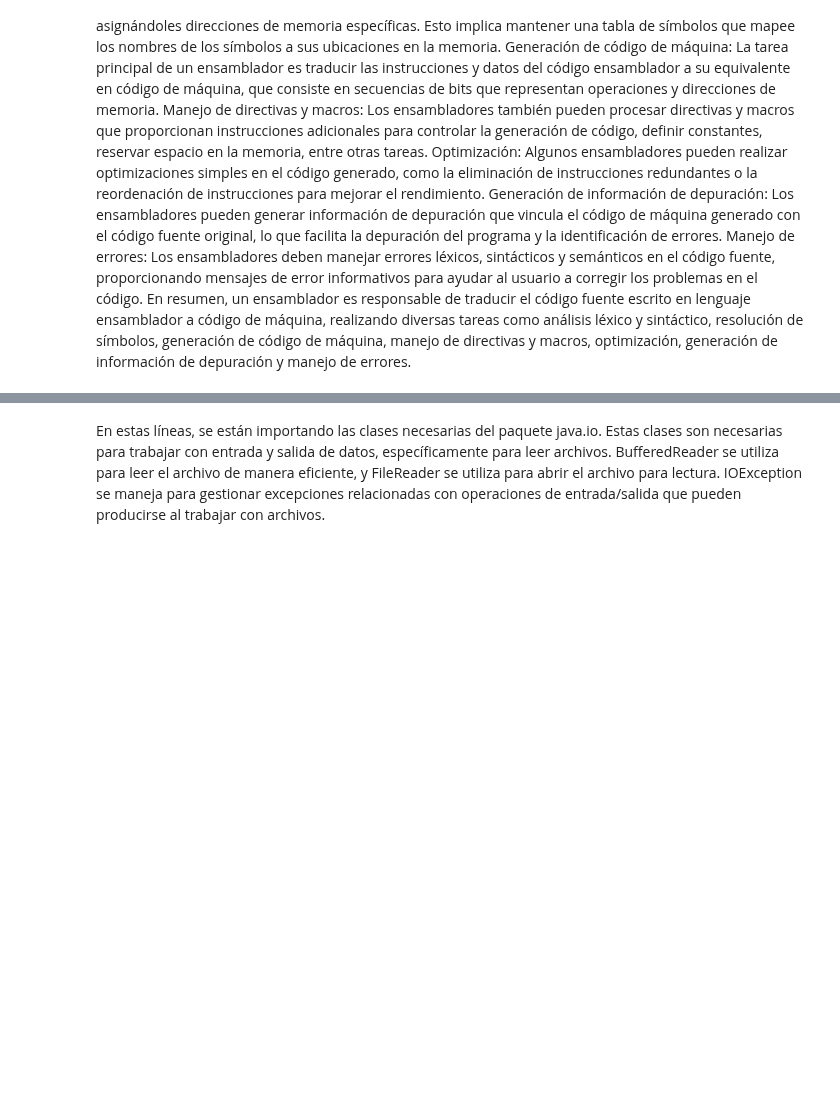
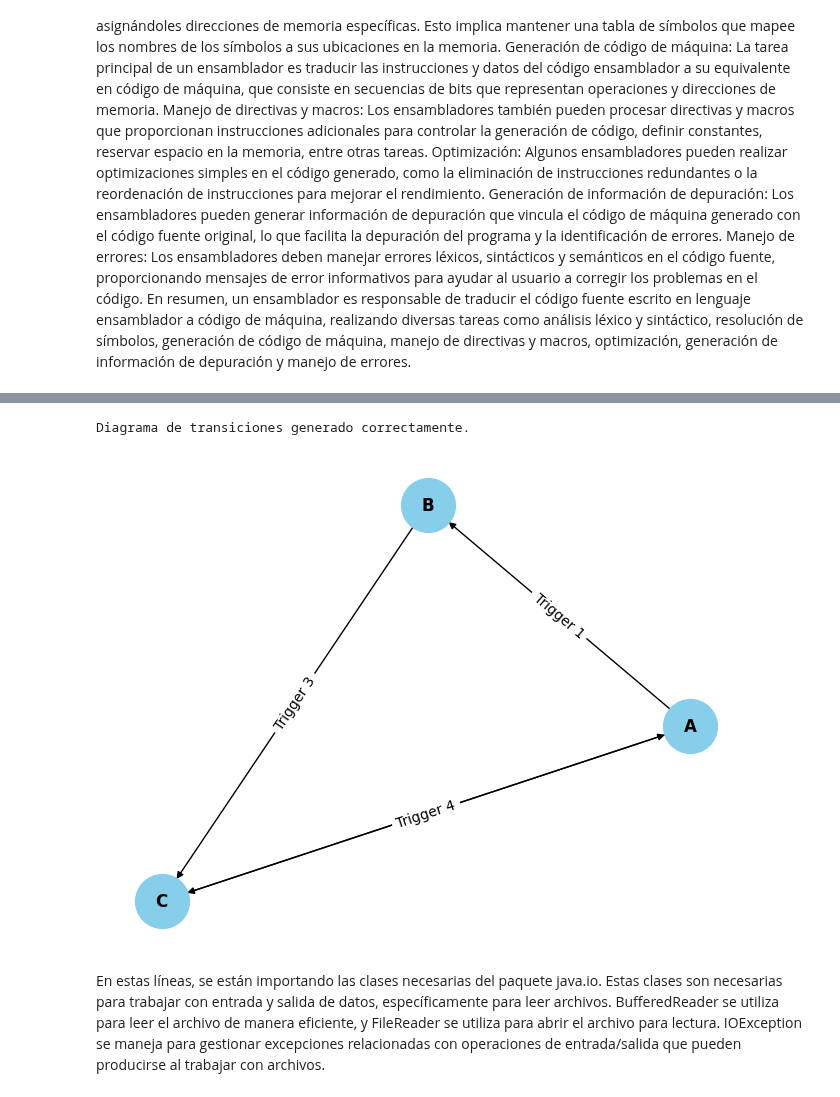
Before and after one commit to leonardolunamoreno/Computadoras-y-programaci-n2021-grupo-1157, a Jupyter notebook: COMPILADORES.ipynb, the cells around one changed output, grey strips where cells are left out. Drawn from its saved outputs; the diff is of its cells as text; code cells hidden in the pictures; blank space fills up the shorter version.

```diff
--- a/COMPILADORES.ipynb
+++ b/COMPILADORES.ipynb
@@ -124,3 +224,80 @@ alcance estático usual de las declaraciones, dé el alcance para cada una de la
+# %%
+import graphviz
+
+class StateMachine:
+    def __init__(self):
+        self.transitions = {}
+
+    def add_transition(self, from_state, to_state, label):
+        if from_state not in self.transitions:
+            self.transitions[from_state] = []
+        self.transitions[from_state].append((to_state, label))
+
+    def generate_graph(self):
+        dot = graphviz.Digraph()
+
+        for from_state, to_states in self.transitions.items():
+            for to_state, label in to_states:
+                dot.edge(from_state, to_state, label=label)
+
+        return dot
+
+# Ejemplo de uso
+if __name__ == "__main__":
+    sm = StateMachine()
+
+    sm.add_transition('A', 'B', 'Trigger 1')
+    sm.add_transition('A', 'C', 'Trigger 2')
+    sm.add_transition('B', 'C', 'Trigger 3')
+    sm.add_transition('C', 'A', 'Trigger 4')
+
+    graph = sm.generate_graph()
+    graph.render('state_machine', format='png', cleanup=True)
+    print("Diagrama de transiciones generado correctamente.")
+# %% [output]
+Diagrama de transiciones generado correctamente.
+# %%
+import networkx as nx
+import matplotlib.pyplot as plt
+
+class StateMachine:
+    def __init__(self):
+        self.transitions = {}
+
+    def add_transition(self, from_state, to_state, label):
+        if from_state not in self.transitions:
+            self.transitions[from_state] = []
+        self.transitions[from_state].append((to_state, label))
+
+    def generate_graph(self):
+        G = nx.DiGraph()
+
+        for from_state, to_states in self.transitions.items():
+            for to_state, label in to_states:
+                G.add_edge(from_state, to_state, label=label)
+
+        return G
+
+    def draw_graph(self):
+        G = self.generate_graph()
+        pos = nx.spring_layout(G)
+        nx.draw(G, pos, with_labels=True, node_size=1500, node_color="skyblue", font_size=12, font_weight="bold")
+        edge_labels = nx.get_edge_attributes(G, 'label')
+        nx.draw_networkx_edge_labels(G, pos, edge_labels=edge_labels)
+        plt.show()
+
+# Ejemplo de uso
+if __name__ == "__main__":
+    sm = StateMachine()
+
+    sm.add_transition('A', 'B', 'Trigger 1')
+    sm.add_transition('A', 'C', 'Trigger 2')
+    sm.add_transition('B', 'C', 'Trigger 3')
+    sm.add_transition('C', 'A', 'Trigger 4')
+
+    sm.draw_graph()
+# %% [output]
+[figure, added]
 # %%
 Crear un programa que sea capaz de leer un archivo de texto plano con extensión. Fes
 
```
Also changed, not shown: parts of 4 cells of this notebook.
